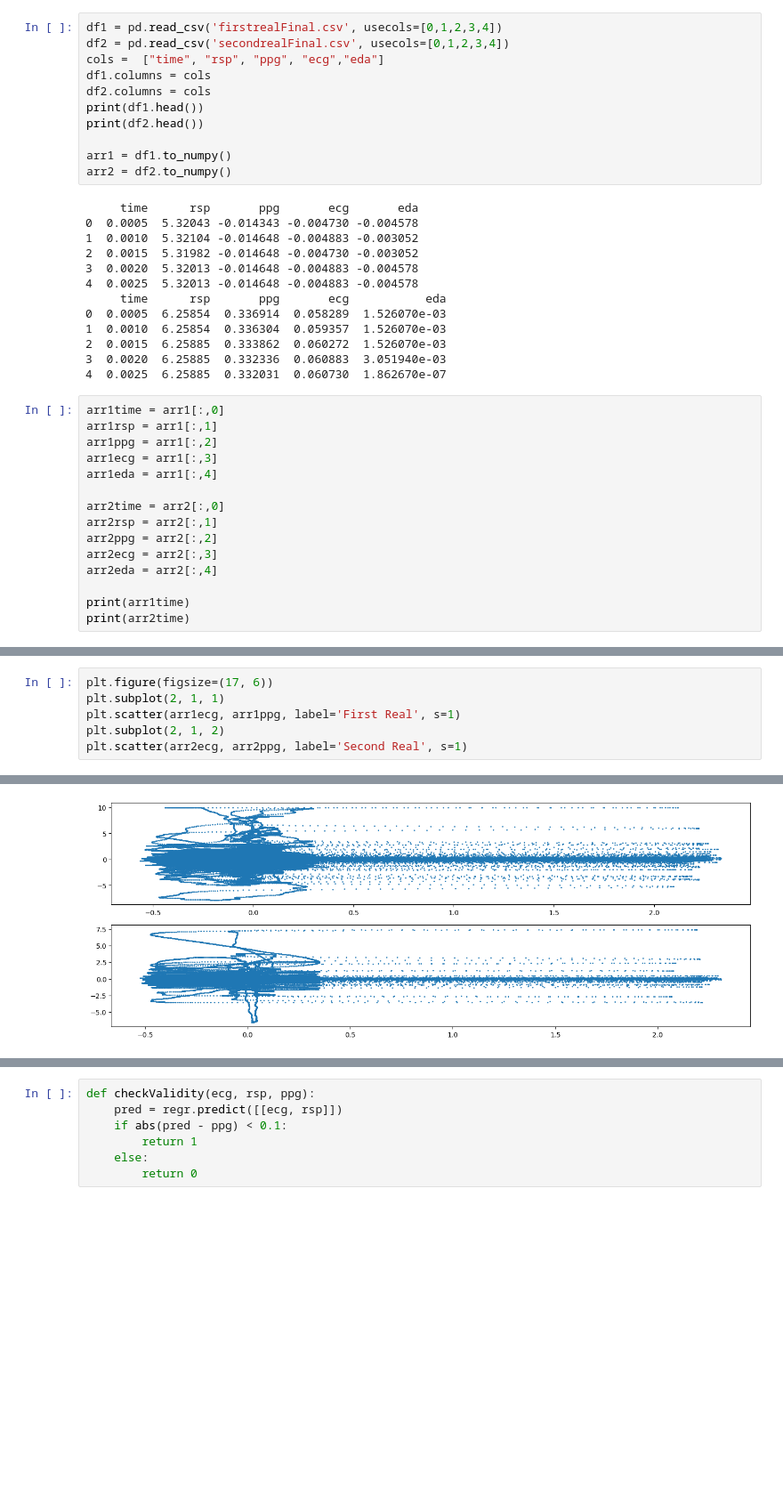
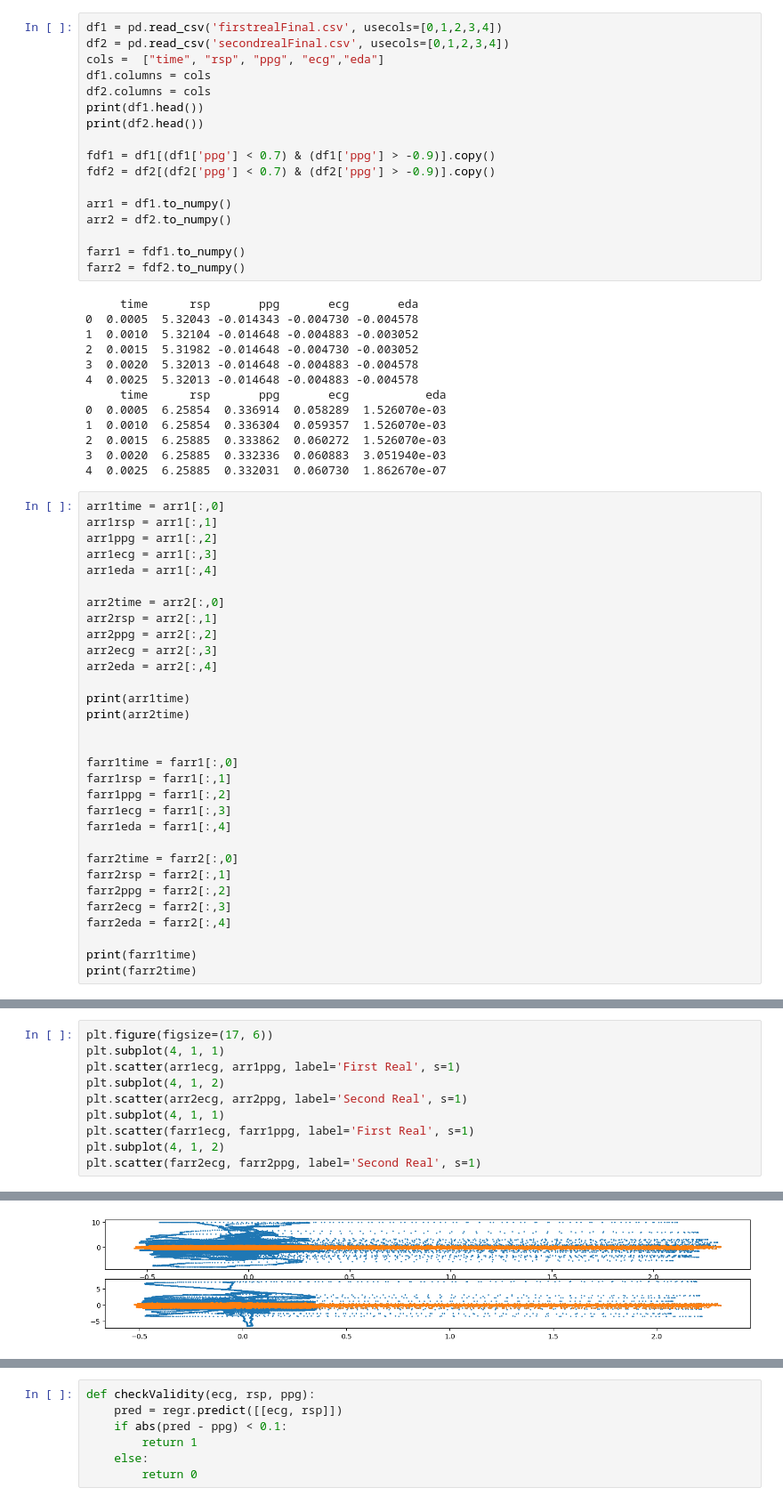
Before and after one commit to abishans23/Predictability-and-Horror-Films, a Jupyter notebook: Algorithm.ipynb, the cells around one changed output, grey strips where cells are left out. Shown at 89% size. Cells and saved outputs as stored; diff of their text form; blank space fills up the shorter version.

```diff
--- a/Algorithm.ipynb
+++ b/Algorithm.ipynb
@@ -18,8 +19,14 @@ df2.columns = cols
 print(df1.head())
 print(df2.head())
 
+fdf1 = df1[(df1['ppg'] < 0.7) & (df1['ppg'] > -0.9)].copy()
+fdf2 = df2[(df2['ppg'] < 0.7) & (df2['ppg'] > -0.9)].copy()
+
 arr1 = df1.to_numpy()
 arr2 = df2.to_numpy()
+
+farr1 = fdf1.to_numpy()
+farr2 = fdf2.to_numpy()
 # %% [output]
      time      rsp       ppg       ecg       eda
 0  0.0005  5.32043 -0.014343 -0.004730 -0.004578
@@ -48,6 +55,22 @@ arr2eda = arr2[:,4]
 
 print(arr1time)
 print(arr2time)
+
+
+farr1time = farr1[:,0]
+farr1rsp = farr1[:,1]
+farr1ppg = farr1[:,2]
+farr1ecg = farr1[:,3]
+farr1eda = farr1[:,4]
+
+farr2time = farr2[:,0]
+farr2rsp = farr2[:,1]
+farr2ppg = farr2[:,2]
+farr2ecg = farr2[:,3]
+farr2eda = farr2[:,4]
+
+print(farr1time)
+print(farr2time)
 # %% [output]
 [5.00000e-04 1.00000e-03 1.50000e-03 ... 1.63326e+02 1.63327e+02
  1.63327e+02]
@@ -131,12 +206,16 @@ plt.scatter(arr2ecg, arr2rsp, label='Second Real', s=1)
 # %%
 plt.figure(figsize=(17, 6))
-plt.subplot(2, 1, 1)
+plt.subplot(4, 1, 1)
 plt.scatter(arr1ecg, arr1ppg, label='First Real', s=1)
-plt.subplot(2, 1, 2)
+plt.subplot(4, 1, 2)
 plt.scatter(arr2ecg, arr2ppg, label='Second Real', s=1)
+plt.subplot(4, 1, 1)
+plt.scatter(farr1ecg, farr1ppg, label='First Real', s=1)
+plt.subplot(4, 1, 2)
+plt.scatter(farr2ecg, farr2ppg, label='Second Real', s=1)
 # %% [output]
 <matplotlib.collections.PathCollection at 0x...>
-[figure, old version]
+[figure, new version]
 # %%
 plt.figure(figsize=(17, 6))
 plt.subplot(2, 1, 1)
```
Also changed, not shown: parts of 14 cells of this notebook.
